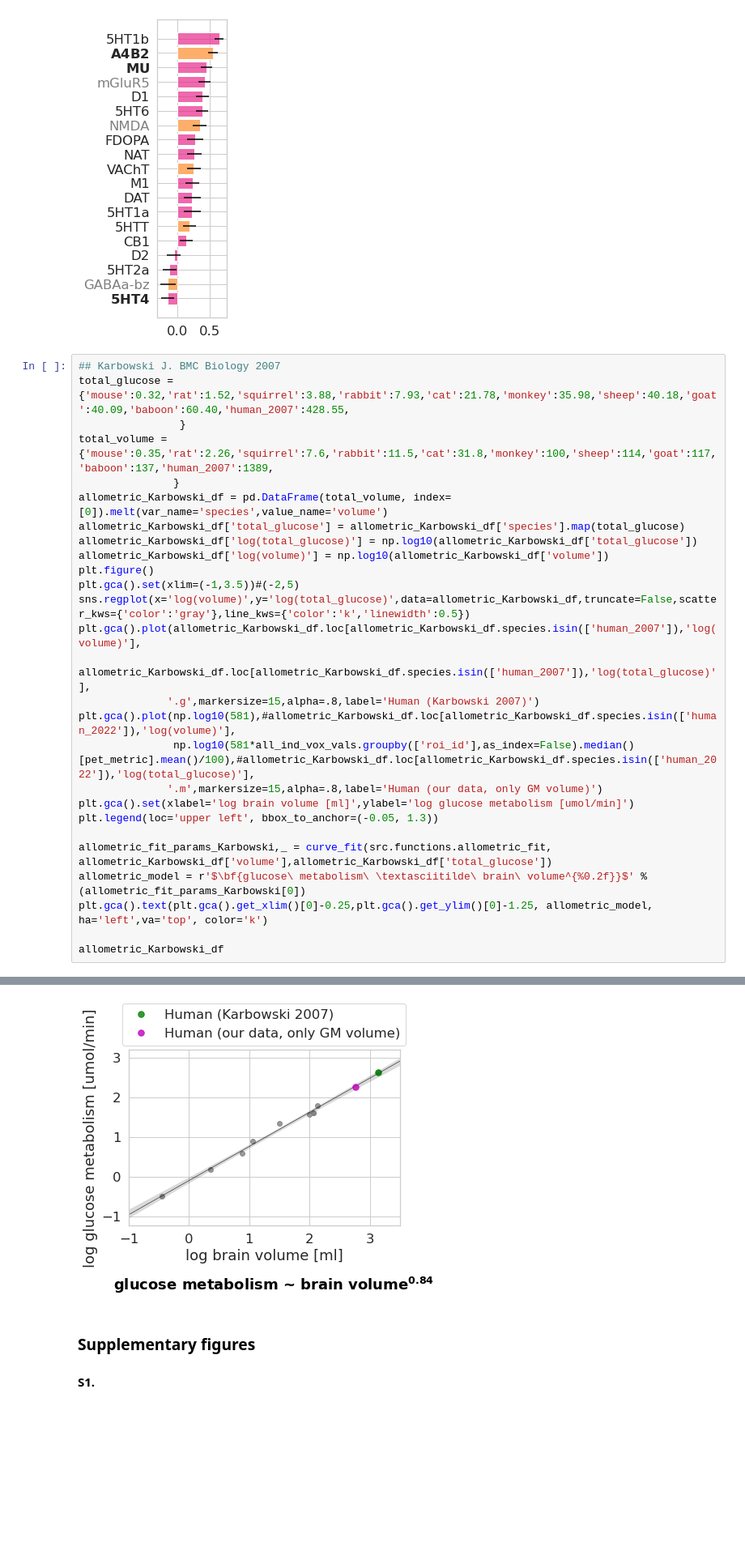
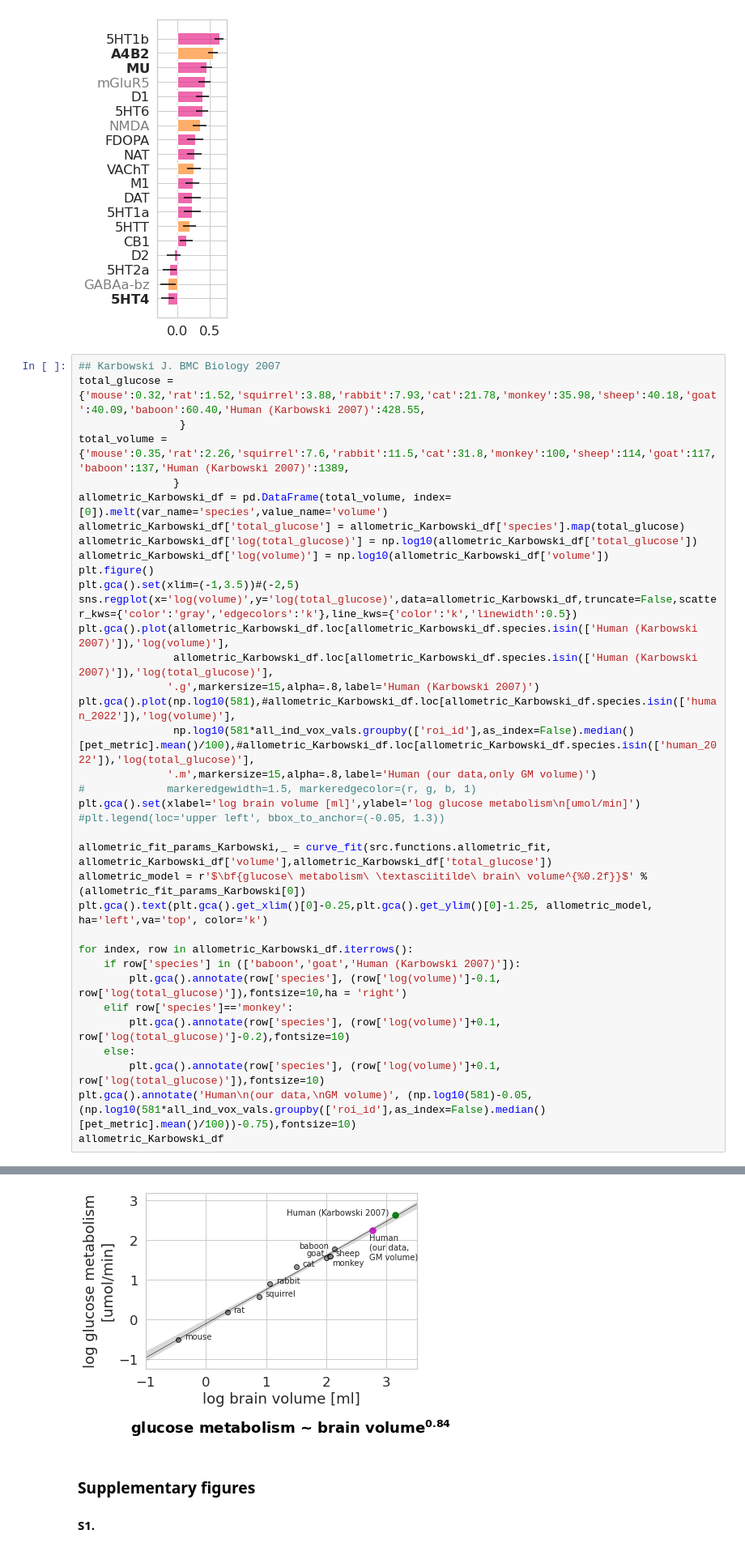
Before and after one commit to NeuroenergeticsLab/energetic_costs, a Jupyter notebook: scripts/Manuscript Figures.ipynb, the cells around one changed output, grey strips where cells are left out. Shown at 81% size. Drawn from its saved outputs; the diff is of its cells as text; blank space fills up the shorter version.

```diff
--- a/scripts/Manuscript Figures.ipynb
+++ b/scripts/Manuscript Figures.ipynb
@@ -993,9 +993,9 @@ fig.tight_layout()
 [figure]
 # %%
 ## Karbowski J. BMC Biology 2007
-total_glucose = {'mouse':0.32,'rat':1.52,'squirrel':3.88,'rabbit':7.93,'cat':21.78,'monkey':35.98,'sheep':40.18,'goat':40.09,'baboon':60.40,'human_2007':428.55,
+total_glucose = {'mouse':0.32,'rat':1.52,'squirrel':3.88,'rabbit':7.93,'cat':21.78,'monkey':35.98,'sheep':40.18,'goat':40.09,'baboon':60.40,'Human (Karbowski 2007)':428.55,
                 }
-total_volume = {'mouse':0.35,'rat':2.26,'squirrel':7.6,'rabbit':11.5,'cat':31.8,'monkey':100,'sheep':114,'goat':117,'baboon':137,'human_2007':1389,
+total_volume = {'mouse':0.35,'rat':2.26,'squirrel':7.6,'rabbit':11.5,'cat':31.8,'monkey':100,'sheep':114,'goat':117,'baboon':137,'Human (Karbowski 2007)':1389,
                }
 allometric_Karbowski_df = pd.DataFrame(total_volume, index=[0]).melt(var_name='species',value_name='volume')
 allometric_Karbowski_df['total_glucose'] = allometric_Karbowski_df['species'].map(total_glucose)
@@ -1003,19 +1003,28 @@ allometric_Karbowski_df['log(total_glucose)'] = np.log10(allometric_Karbowski_df
 allometric_Karbowski_df['log(volume)'] = np.log10(allometric_Karbowski_df['volume'])
 plt.figure()
 plt.gca().set(xlim=(-1,3.5))#(-2,5)
-sns.regplot(x='log(volume)',y='log(total_glucose)',data=allometric_Karbowski_df,truncate=False,scatter_kws={'color':'gray'},line_kws={'color':'k','linewidth':0.5})
-plt.gca().plot(allometric_Karbowski_df.loc[allometric_Karbowski_df.species.isin(['human_2007']),'log(volume)'],
-               allometric_Karbowski_df.loc[allometric_Karbowski_df.species.isin(['human_2007']),'log(total_glucose)'],
+sns.regplot(x='log(volume)',y='log(total_glucose)',data=allometric_Karbowski_df,truncate=False,scatter_kws={'color':'gray','edgecolors':'k'},line_kws={'color':'k','linewidth':0.5})
+plt.gca().plot(allometric_Karbowski_df.loc[allometric_Karbowski_df.species.isin(['Human (Karbowski 2007)']),'log(volume)'],
+               allometric_Karbowski_df.loc[allometric_Karbowski_df.species.isin(['Human (Karbowski 2007)']),'log(total_glucose)'],
               '.g',markersize=15,alpha=.8,label='Human (Karbowski 2007)')
 plt.gca().plot(np.log10(581),#allometric_Karbowski_df.loc[allometric_Karbowski_df.species.isin(['human_2022']),'log(volume)'],
                np.log10(581*all_ind_vox_vals.groupby(['roi_id'],as_index=False).median()[pet_metric].mean()/100),#allometric_Karbowski_df.loc[allometric_Karbowski_df.species.isin(['human_2022']),'log(total_glucose)'],
-              '.m',markersize=15,alpha=.8,label='Human (our data, only GM volume)')
-plt.gca().set(xlabel='log brain volume [ml]',ylabel='log glucose metabolism [umol/min]')
-plt.legend(loc='upper left', bbox_to_anchor=(-0.05, 1.3))
+              '.m',markersize=15,alpha=.8,label='Human (our data,only GM volume)')
+#             markeredgewidth=1.5, markeredgecolor=(r, g, b, 1)
+plt.gca().set(xlabel='log brain volume [ml]',ylabel='log glucose metabolism\n[umol/min]')
+#plt.legend(loc='upper left', bbox_to_anchor=(-0.05, 1.3))
 
 allometric_fit_params_Karbowski,_ = curve_fit(src.functions.allometric_fit, allometric_Karbowski_df['volume'],allometric_Karbowski_df['total_glucose'])
 allometric_model = r'$\bf{glucose\ metabolism\ \textasciitilde\ brain\ volume^{%0.2f}}$' % (allometric_fit_params_Karbowski[0])
 plt.gca().text(plt.gca().get_xlim()[0]-0.25,plt.gca().get_ylim()[0]-1.25, allometric_model, ha='left',va='top', color='k')
 
+for index, row in allometric_Karbowski_df.iterrows():
+    if row['species'] in (['baboon','goat','Human (Karbowski 2007)']):
+        plt.gca().annotate(row['species'], (row['log(volume)']-0.1, row['log(total_glucose)']),fontsize=10,ha = 'right')
+    elif row['species']=='monkey':
+        plt.gca().annotate(row['species'], (row['log(volume)']+0.1, row['log(total_glucose)']-0.2),fontsize=10)
+    else:
+        plt.gca().annotate(row['species'], (row['log(volume)']+0.1, row['log(total_glucose)']),fontsize=10)
+plt.gca().annotate('Human\n(our data,\nGM volume)', (np.log10(581)-0.05, (np.log10(581*all_ind_vox_vals.groupby(['roi_id'],as_index=False).median()[pet_metric].mean()/100))-0.75),fontsize=10)
 allometric_Karbowski_df
 # %% [output]
@@ -1023,4 +1042,4 @@ Text(-1.25, -2.4912585124126374, '$\\bf{glucose\\ metabolism\\ \\textasciitilde\
-[figure, old version]
+[figure, new version]
 # %% [markdown]
 ### Supplementary figures
 #### S1.
```
Also changed, not shown: parts of 1 cell of this notebook, 4 other files.
